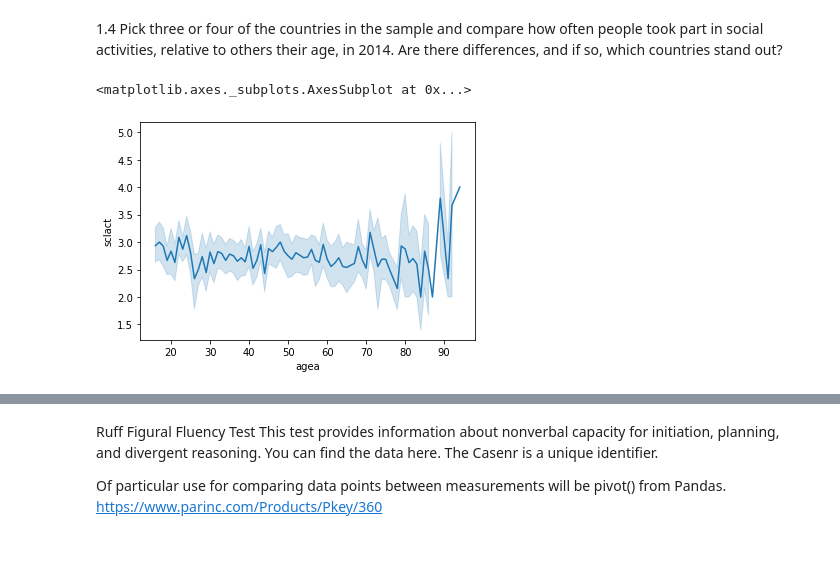
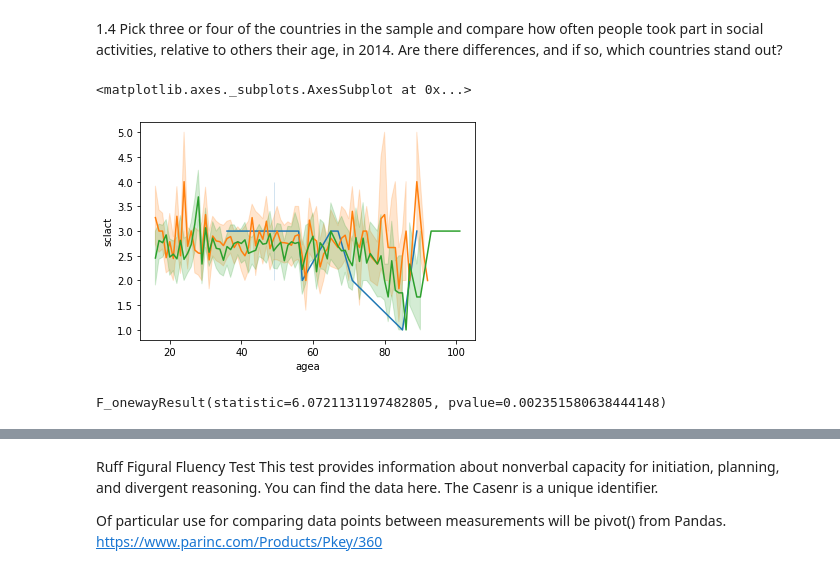
Before and after one commit to vsp219/Sams_github, a Jupyter notebook: BeyondABtest_Sam.ipynb, the cells around one changed output, grey strips where cells are left out. Drawn from its saved outputs; the diff is of its cells as text; code cells hidden in the pictures.

```diff
--- a/BeyondABtest_Sam.ipynb
+++ b/BeyondABtest_Sam.ipynb
@@ -174,8 +174,14 @@ print(dfES2014['sclmeet'].mean())
 A potentially meaningful difference in social meeting happens between DE vs CH and ES. Differences between CH and ES do not look too interesting.
 # %% [markdown]
 1.4 Pick three or four of the countries in the sample and compare how often people took part in social activities, relative to others their age, in 2014. Are there differences, and if so, which countries stand out?
-# %%
-sns.lineplot(x='agea', y= 'sclact', data=df.loc[df['cntry'] == 'CH'])
-# %% [output]
-<matplotlib.axes._subplots.AxesSubplot at 0x...>
-[figure, removed]
+# %%
+sns.lineplot(dfDE2014['agea'],dfDE2014['sclact'])
+sns.lineplot(dfCH2014['agea'],dfCH2014['sclact'])
+sns.lineplot(dfES2014['agea'],dfES2014['sclact'])
+# %% [output]
+<matplotlib.axes._subplots.AxesSubplot at 0x...>
+[figure, added]
+# %%
+stats.f_oneway(dfDE2014['sclact'], dfCH2014['sclact'], dfES2014['sclact'])
+# %% [output]
+F_onewayResult(statistic=6.0721131197482805, pvalue=0.002351580638444148)
```
Also changed, not shown: parts of 6 cells of this notebook, 2 other files.
